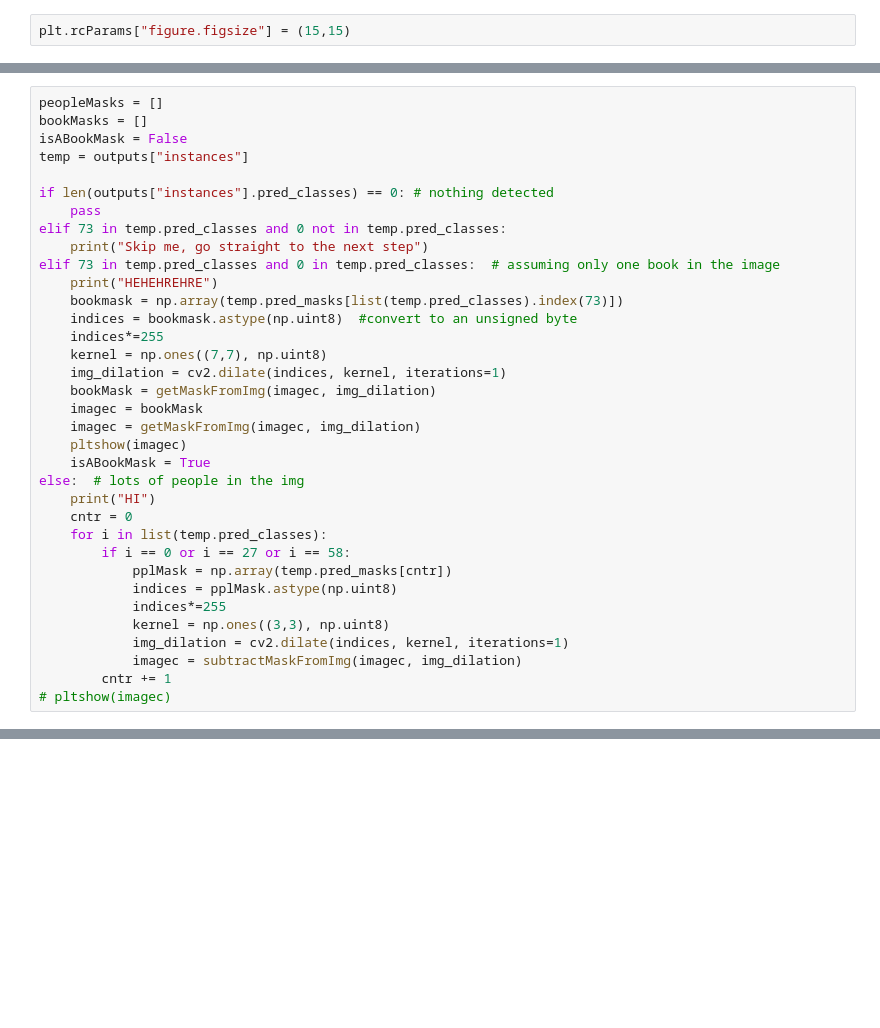
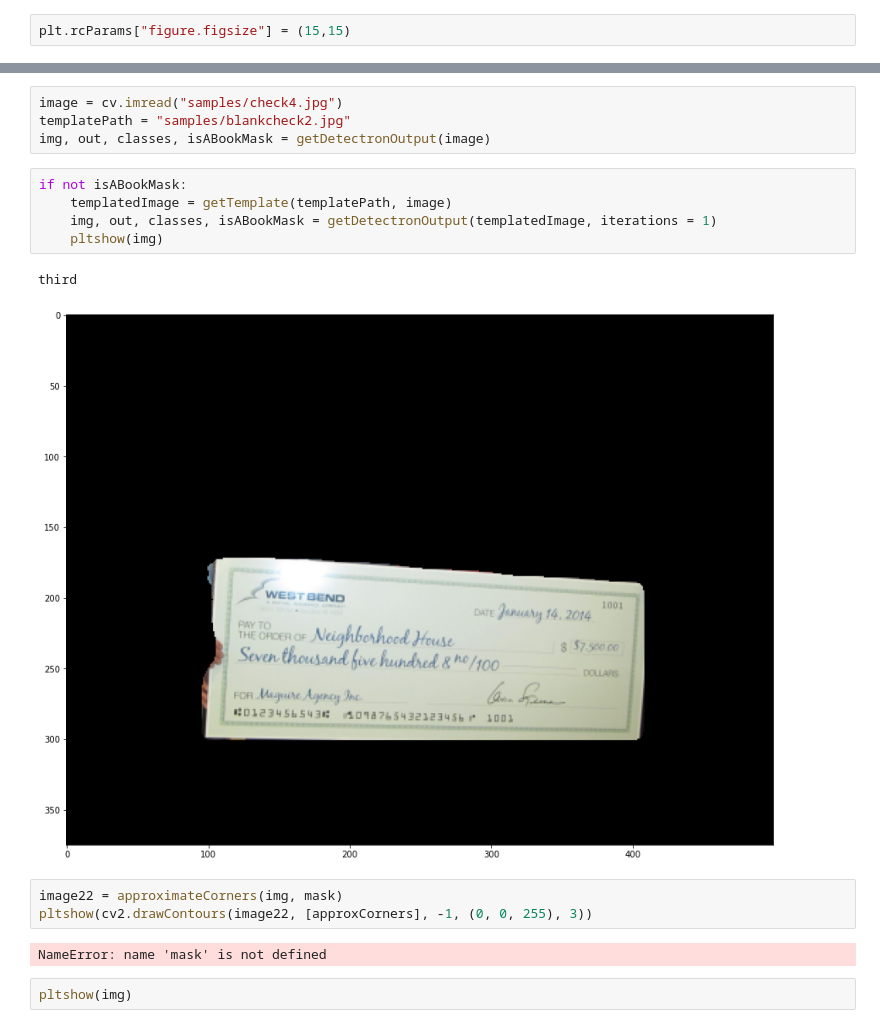
Before and after one commit to MikeyHV/CheckDetection_and_ProjectionCorrection, a Jupyter notebook: tempMatching2.ipynb, the cells around one changed output, grey strips where cells are left out. Saved outputs shown, nothing was run; the diff lists cells and outputs as text; blank space fills up the shorter version.

Commit message:
Finished mask adding, beginning testing on everything now

```diff
--- a/tempMatching2.ipynb
+++ b/tempMatching2.ipynb
@@ -333,35 +164,0 @@ pltshow(out.get_image()[:, :, ::-1])
-# %%
-peopleMasks = []
-bookMasks = []
-isABookMask = False
-temp = outputs["instances"]
-
-if len(outputs["instances"].pred_classes) == 0: # nothing detected
-    pass
-elif 73 in temp.pred_classes and 0 not in temp.pred_classes:
-    print("Skip me, go straight to the next step")
-elif 73 in temp.pred_classes and 0 in temp.pred_classes:  # assuming only one book in the image
-    print("HEHEHREHRE")
-    bookmask = np.array(temp.pred_masks[list(temp.pred_classes).index(73)])
-    indices = bookmask.astype(np.uint8)  #convert to an unsigned byte
-    indices*=255
-    kernel = np.ones((7,7), np.uint8)
-    img_dilation = cv2.dilate(indices, kernel, iterations=1)
-    bookMask = getMaskFromImg(imagec, img_dilation)
-    imagec = bookMask
-    imagec = getMaskFromImg(imagec, img_dilation)
-    pltshow(imagec)
-    isABookMask = True
-else:  # lots of people in the img
-    print("HI")
-    cntr = 0
-    for i in list(temp.pred_classes):
-        if i == 0 or i == 27 or i == 58:
-            pplMask = np.array(temp.pred_masks[cntr])
-            indices = pplMask.astype(np.uint8)
-            indices*=255
-            kernel = np.ones((3,3), np.uint8)
-            img_dilation = cv2.dilate(indices, kernel, iterations=1)
-            imagec = subtractMaskFromImg(imagec, img_dilation)
-        cntr += 1
-# pltshow(imagec)
@@ -374,0 +258,19 @@ pltshow(img_dilation)
+# %%
+image = cv.imread("samples/check4.jpg")
+templatePath = "samples/blankcheck2.jpg"
+img, out, classes, isABookMask = getDetectronOutput(image)
+# %%
+if not isABookMask:
+    templatedImage = getTemplate(templatePath, image)
+    img, out, classes, isABookMask = getDetectronOutput(templatedImage, iterations = 1)
+    pltshow(img)
+# %% [output]
+third
+[figure, added]
+# %%
+image22 = approximateCorners(img, mask)
+pltshow(cv2.drawContours(image22, [approxCorners], -1, (0, 0, 255), 3))
+# %% [output]
+NameError: name 'mask' is not defined
+# %%
+pltshow(img)
```
Also changed, not shown: parts of 10 cells of this notebook, 24 other files.
